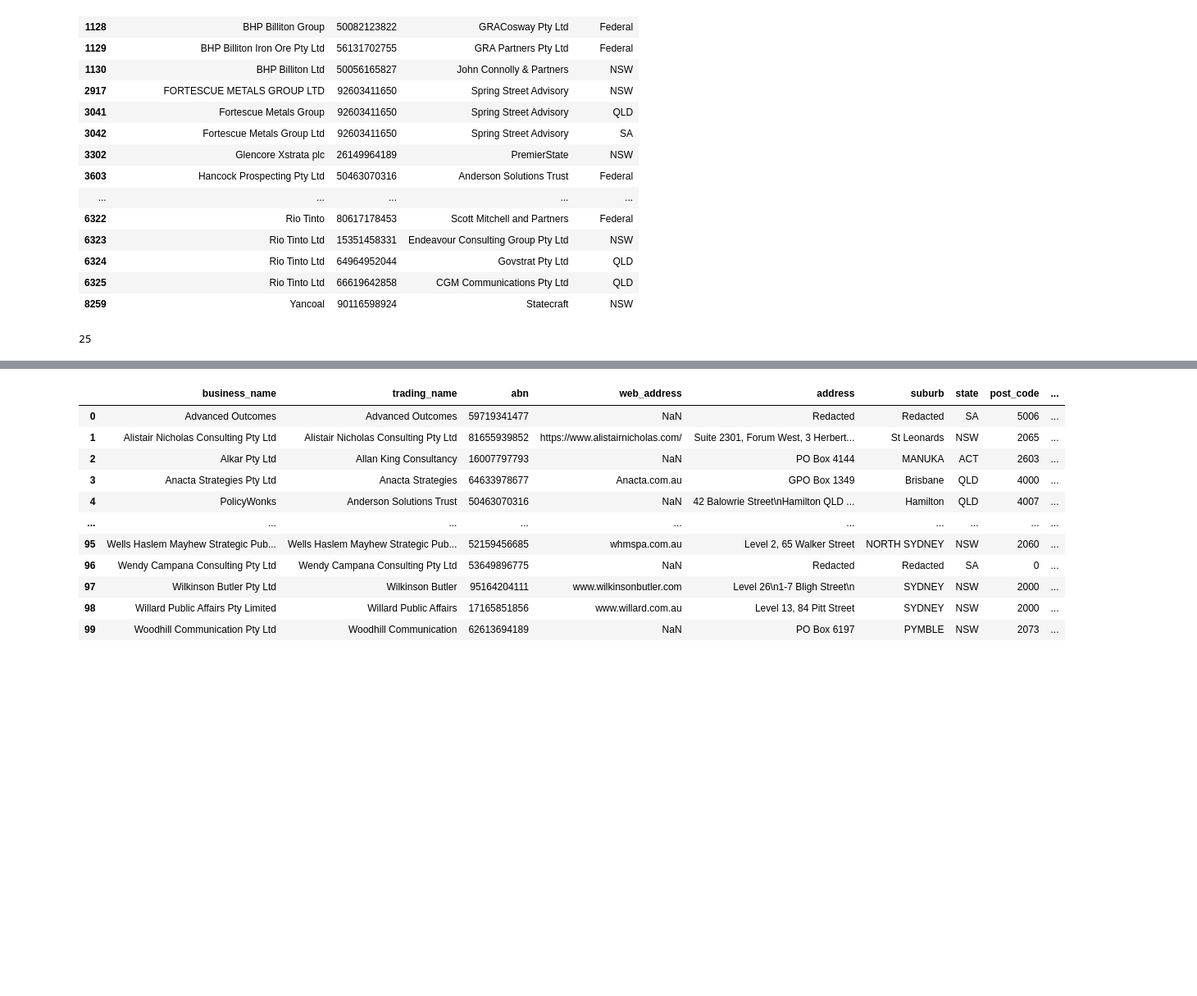
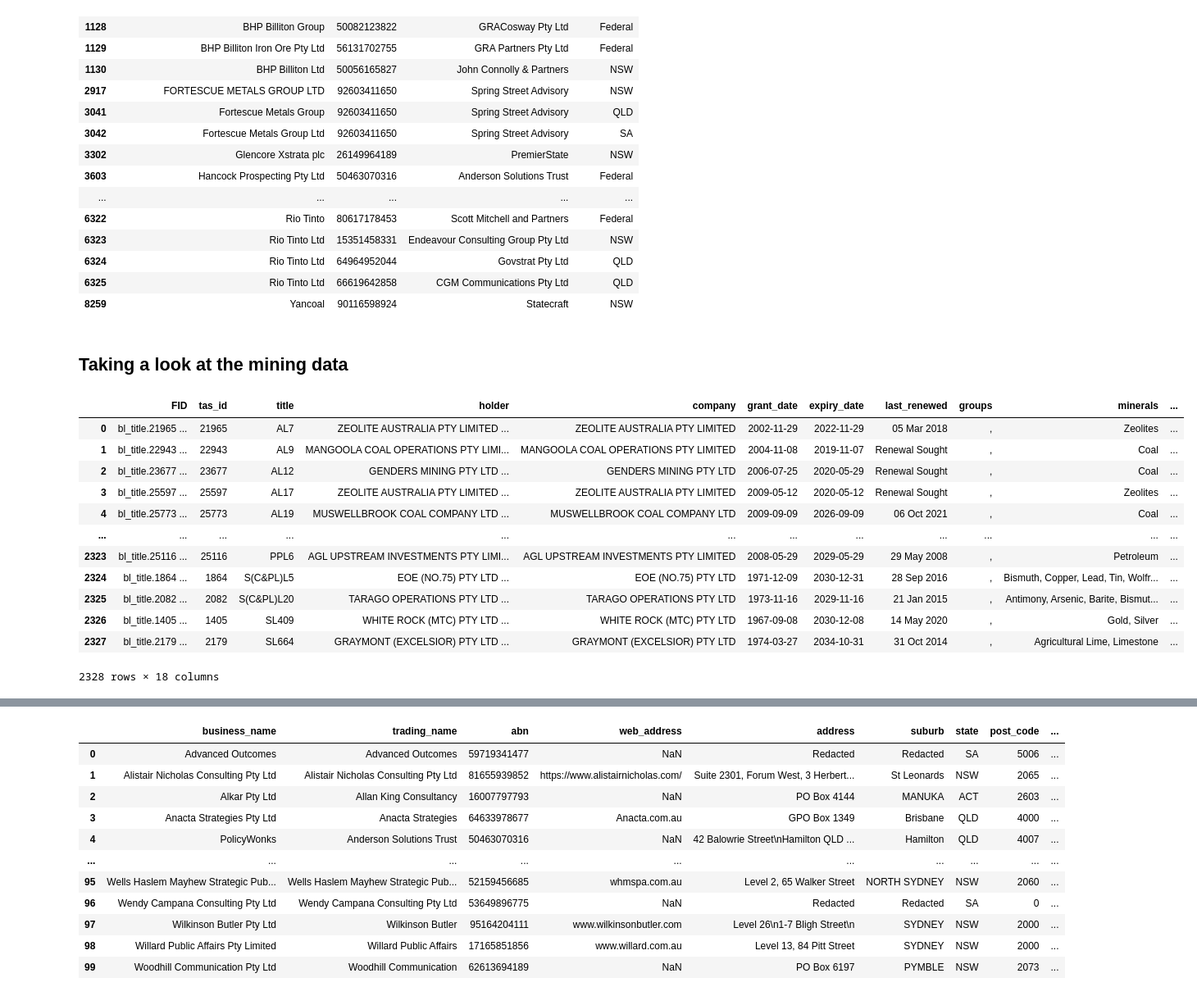
Before and after one commit to sjeruto/ARDC-Project, a Jupyter notebook: notebooks/mg_workbook.ipynb, the cells around one changed output, grey strips where cells are left out. Shown: that part at 82% size. Saved outputs shown, nothing was run; the diff lists cells and outputs as text; code cells hidden in the pictures; blank space fills up the shorter version.

Commit message:
started exploring the mining dataset

```diff
--- a/notebooks/mg_workbook.ipynb
+++ b/notebooks/mg_workbook.ipynb
@@ -137,7 +137,22 @@ mining_lobbyists_df
 | 6324 | Rio Tinto Ltd | 64964952044 | Govstrat Pty Ltd | QLD |
 | 6325 | Rio Tinto Ltd | 66619642858 | CGM Communications Pty Ltd | QLD |
 | 8259 | Yancoal | 90116598924 | Statecraft | NSW |
-# %%
-len(mining_lobbyists_df)
-# %% [output]
-25
+# %% [markdown]
+## Taking a look at the mining data
+# %%
+mining_data_df = pd.read_csv('../NSW_Mining_data.csv')
+mining_data_df
+# %% [output]
+|  | FID | tas_id | title | holder | company | grant_date | expiry_date | last_renewed | groups | minerals | ... |
+| 0 | bl_title.21965 ... | 21965 | AL7 | ZEOLITE AUSTRALIA PTY LIMITED ... | ZEOLITE AUSTRALIA PTY LIMITED | 2002-11-29 | 2022-11-29 | 05 Mar 2018 | , | Zeolites | ... |
+| 1 | bl_title.22943 ... | 22943 | AL9 | MANGOOLA COAL OPERATIONS PTY LIMI... | MANGOOLA COAL OPERATIONS PTY LIMITED | 2004-11-08 | 2019-11-07 | Renewal Sought | , | Coal | ... |
+| 2 | bl_title.23677 ... | 23677 | AL12 | GENDERS MINING PTY LTD ... | GENDERS MINING PTY LTD | 2006-07-25 | 2020-05-29 | Renewal Sought | , | Coal | ... |
+| 3 | bl_title.25597 ... | 25597 | AL17 | ZEOLITE AUSTRALIA PTY LIMITED ... | ZEOLITE AUSTRALIA PTY LIMITED | 2009-05-12 | 2020-05-12 | Renewal Sought | , | Zeolites | ... |
+| 4 | bl_title.25773 ... | 25773 | AL19 | MUSWELLBROOK COAL COMPANY LTD ... | MUSWELLBROOK COAL COMPANY LTD | 2009-09-09 | 2026-09-09 | 06 Oct 2021 | , | Coal | ... |
+| ... | ... | ... | ... | ... | ... | ... | ... | ... | ... | ... | ... |
+| 2323 | bl_title.25116 ... | 25116 | PPL6 | AGL UPSTREAM INVESTMENTS PTY LIMI... | AGL UPSTREAM INVESTMENTS PTY LIMITED | 2008-05-29 | 2029-05-29 | 29 May 2008 | , | Petroleum | ... |
+| 2324 | bl_title.1864 ... | 1864 | S(C&PL)L5 | EOE (NO.75) PTY LTD ... | EOE (NO.75) PTY LTD | 1971-12-09 | 2030-12-31 | 28 Sep 2016 | , | Bismuth, Copper, Lead, Tin, Wolfr... | ... |
+| 2325 | bl_title.2082 ... | 2082 | S(C&PL)L20 | TARAGO OPERATIONS PTY LTD ... | TARAGO OPERATIONS PTY LTD | 1973-11-16 | 2029-11-16 | 21 Jan 2015 | , | Antimony, Arsenic, Barite, Bismut... | ... |
+| 2326 | bl_title.1405 ... | 1405 | SL409 | WHITE ROCK (MTC) PTY LTD ... | WHITE ROCK (MTC) PTY LTD | 1967-09-08 | 2030-12-08 | 14 May 2020 | , | Gold, Silver | ... |
+| 2327 | bl_title.2179 ... | 2179 | SL664 | GRAYMONT (EXCELSIOR) PTY LTD ... | GRAYMONT (EXCELSIOR) PTY LTD | 1974-03-27 | 2034-10-31 | 31 Oct 2014 | , | Agricultural Lime, Limestone | ... |
+2328 rows × 18 columns
```
Also changed, not shown: parts of 2 cells of this notebook, 1 other file.
